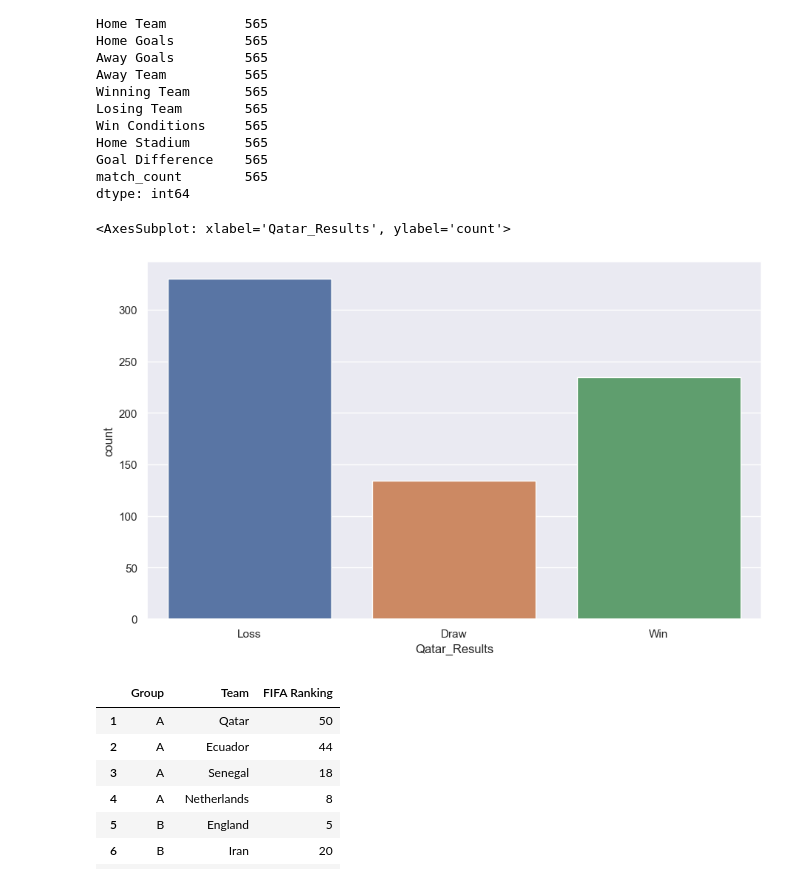
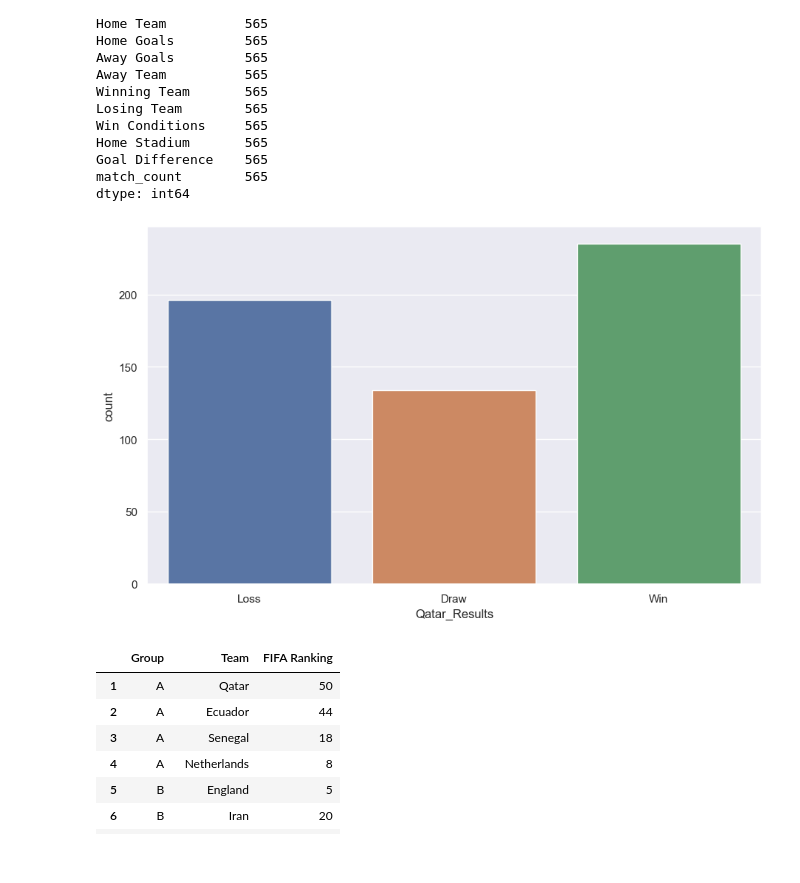
Before and after one commit to kimnamhyeon0112/2022-2_OSP_Final_Project, a Jupyter notebook: Qatar_WC_Prediction.ipynb, the cells around one changed output. Cells and saved outputs as stored; diff of their text form; code cells hidden in the pictures.

```diff
--- a/Qatar_WC_Prediction.ipynb
+++ b/Qatar_WC_Prediction.ipynb
@@ -208,23 +209,24 @@ dtype: int64
 # %%
 wins = []
 for row in Qatar_match['Winning Team']:
-    if row == 'Qatar':
-        wins.append('Win')
+    if row == 'Draw':
+        wins.append('Draw')
     else:
-        if row != 'Qatar':
+        if row == 'Qatar':
+            wins.append('Win')
+        elif row != 'Qatar':
             wins.append('Loss')
-        if row == 'Draw':
-            wins.append('Draw')
+
 winsdf= pd.DataFrame(wins, columns=['Qatar_Results'])
 
 #plotting
 fig, ax = plt.subplots(1)
 fig.set_size_inches(10.7, 6.27)
 sns.set(style='darkgrid')
 sns.countplot(x='Qatar_Results', data=winsdf)
+Qatar_Odds = round((len(winsdf.loc[winsdf['Qatar_Results'].str.contains('Win')])) / (len(Qatar_match['ID'])) * 100, 2)
 # %% [output]
-<AxesSubplot: xlabel='Qatar_Results', ylabel='count'>
-[figure, old version]
+[figure, new version]
 # %%
 # 해야할 것
 # 머신러닝을 통해 test값과 train값 산출하여
```
Also changed, not shown: parts of 73 cells of this notebook.
